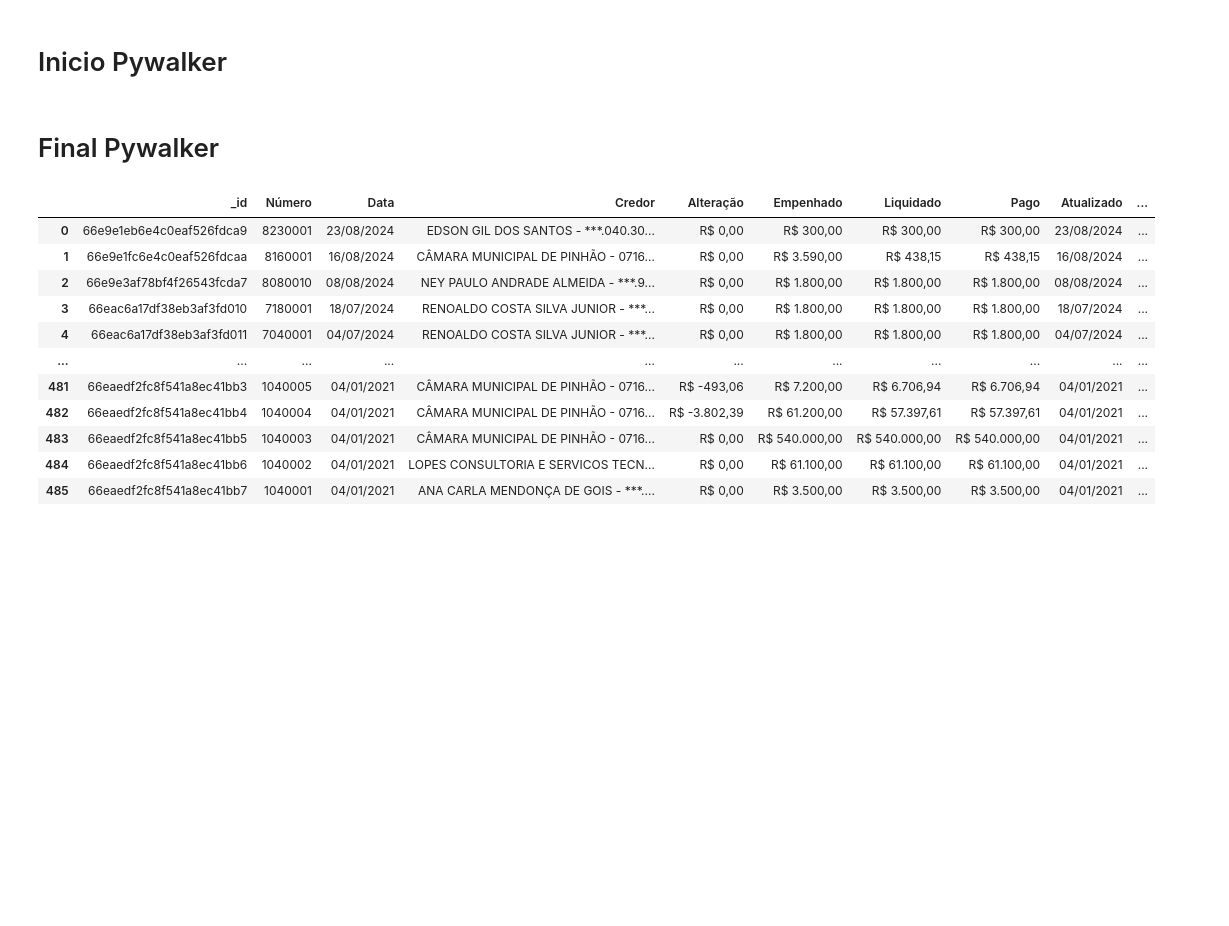
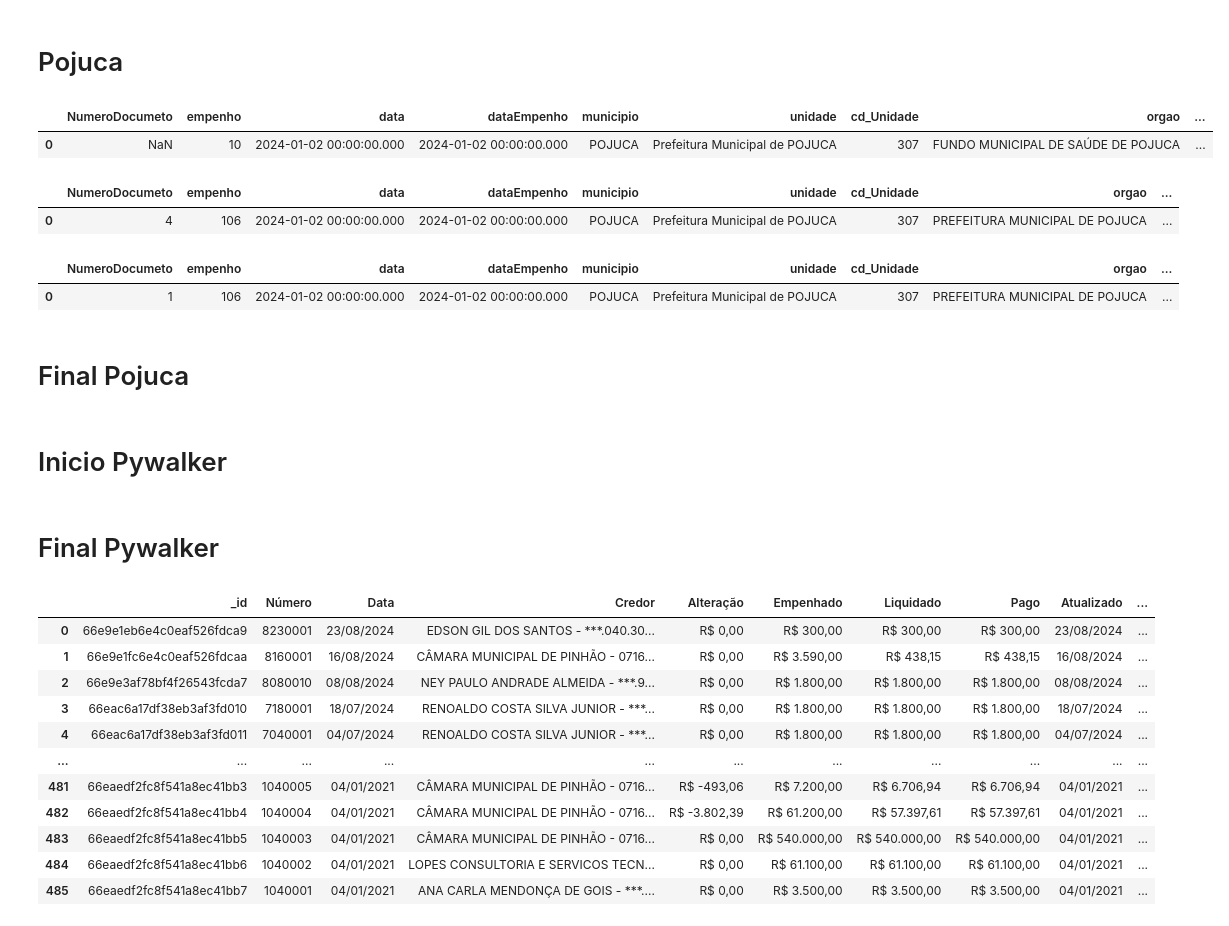
Before and after one commit to renoaldocosta/ControlGov-app, a Jupyter notebook: Code/2_Data_Acquisition_and_Understanding/get_data_mongodb.ipynb, the cells around one changed output. Cells and saved outputs as stored; diff of their text form; code cells hidden in the pictures; blank space fills up the shorter version.

```diff
--- a/Code/2_Data_Acquisition_and_Understanding/get_data_mongodb.ipynb
+++ b/Code/2_Data_Acquisition_and_Understanding/get_data_mongodb.ipynb
@@ -0,0 +1,19 @@
+# %% [markdown]
+# Pojuca
+# %%
+import pandas as pd
+
+df_empenho = pd.read_json(r'C:\TPs\24E3_5\ControlGov\app\data\dataset\Empenho.json')
+df_liquidacao = pd.read_json(r'C:\TPs\24E3_5\ControlGov\app\data\dataset\Liquidação.json')
+df_pagamento = pd.read_json(r'C:\TPs\24E3_5\ControlGov\app\data\dataset\Pagamento.json')
+# %%
+display(df_empenho.head(1))
+display(df_liquidacao.head(1))
+display(df_pagamento.head(1))
+# %% [output]
+|  | NumeroDocumeto | empenho | data | dataEmpenho | municipio | unidade | cd_Unidade | orgao | ... |
+| 0 | NaN | 10 | 2024-01-02 00:00:00.000 | 2024-01-02 00:00:00.000 | POJUCA | Prefeitura Municipal de POJUCA | 307 | FUNDO MUNICIPAL DE SAÚDE DE POJUCA | ... |
+|  | NumeroDocumeto | empenho | data | dataEmpenho | municipio | unidade | cd_Unidade | orgao | ... |
+| 0 | 4 | 106 | 2024-01-02 00:00:00.000 | 2024-01-02 00:00:00.000 | POJUCA | Prefeitura Municipal de POJUCA | 307 | PREFEITURA MUNICIPAL DE POJUCA | ... |
+|  | NumeroDocumeto | empenho | data | dataEmpenho | municipio | unidade | cd_Unidade | orgao | ... |
+| 0 | 1 | 106 | 2024-01-02 00:00:00.000 | 2024-01-02 00:00:00.000 | POJUCA | Prefeitura Municipal de POJUCA | 307 | PREFEITURA MUNICIPAL DE POJUCA | ... |
@@ -1,3 +27,5 @@
+# %% [markdown]
+# Final Pojuca
 # %% [markdown]
 # Inicio Pywalker
 # %%
```
Also changed, not shown: parts of 1 cell of this notebook, 8 other files.
